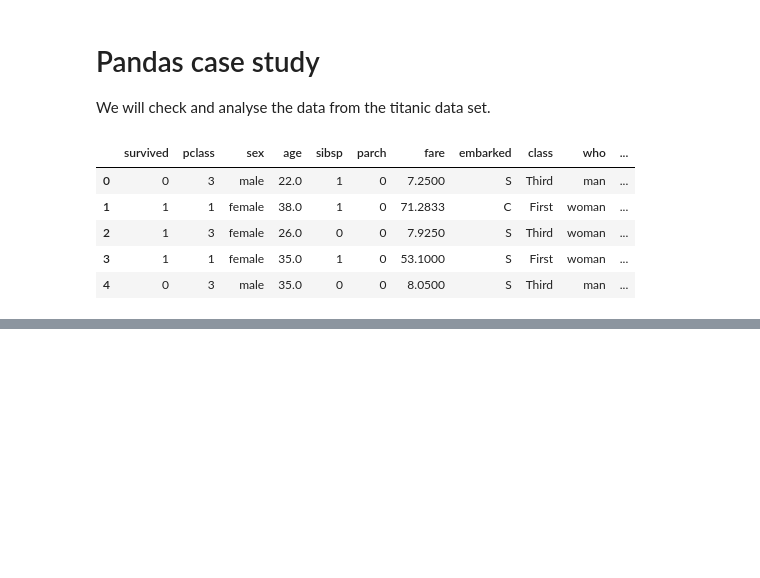
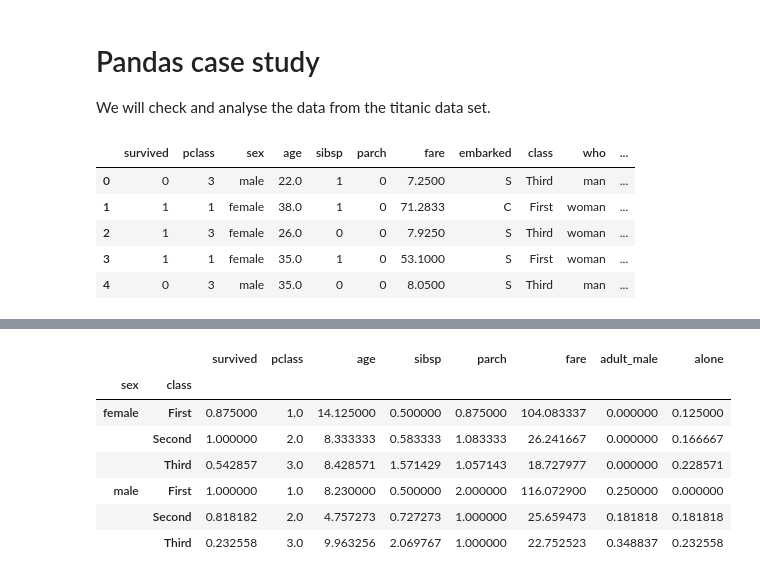
Before and after one commit to Hamza-Codes/https---github.com-Hamza-Codes-MyJupyterNotebooks, a Jupyter notebook: task1.ipynb, the cells around one changed output, grey strips where cells are left out. Cells and saved outputs as stored; diff of their text form; code cells hidden in the pictures; blank space fills up the shorter version.

```diff
--- a/task1.ipynb
+++ b/task1.ipynb
@@ -48,0 +134,11 @@ kashti.to_csv("kashti.to_csv")
+# %%
+kashti[kashti["age"]<18].groupby(["sex","class"]).mean()
+# %% [output]
+|  |  | survived | pclass | age | sibsp | parch | fare | adult_male | alone |
+| sex | class |  |  |  |  |  |  |  |  |
+| female | First | 0.875000 | 1.0 | 14.125000 | 0.500000 | 0.875000 | 104.083337 | 0.000000 | 0.125000 |
+|  | Second | 1.000000 | 2.0 | 8.333333 | 0.583333 | 1.083333 | 26.241667 | 0.000000 | 0.166667 |
+|  | Third | 0.542857 | 3.0 | 8.428571 | 1.571429 | 1.057143 | 18.727977 | 0.000000 | 0.228571 |
+| male | First | 1.000000 | 1.0 | 8.230000 | 0.500000 | 2.000000 | 116.072900 | 0.250000 | 0.000000 |
+|  | Second | 0.818182 | 2.0 | 4.757273 | 0.727273 | 1.000000 | 25.659473 | 0.181818 | 0.181818 |
+|  | Third | 0.232558 | 3.0 | 9.963256 | 2.069767 | 1.000000 | 22.752523 | 0.348837 | 0.232558 |
```
Also changed, not shown: parts of 15 cells of this notebook, 2 other files.
